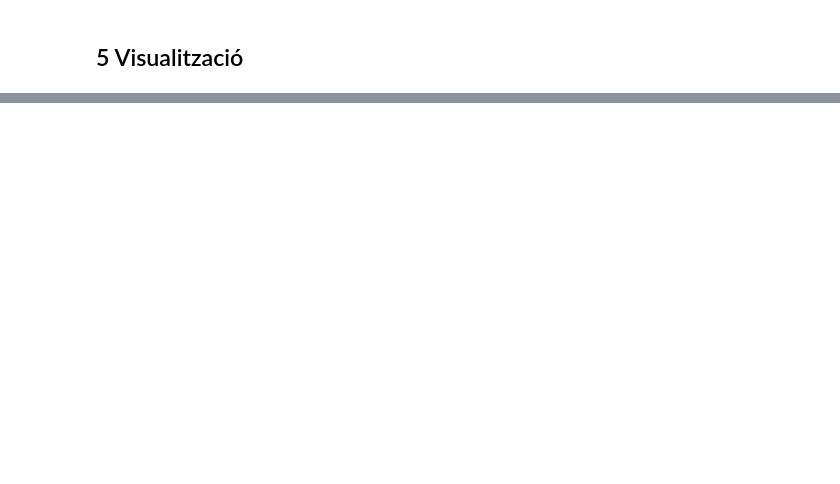
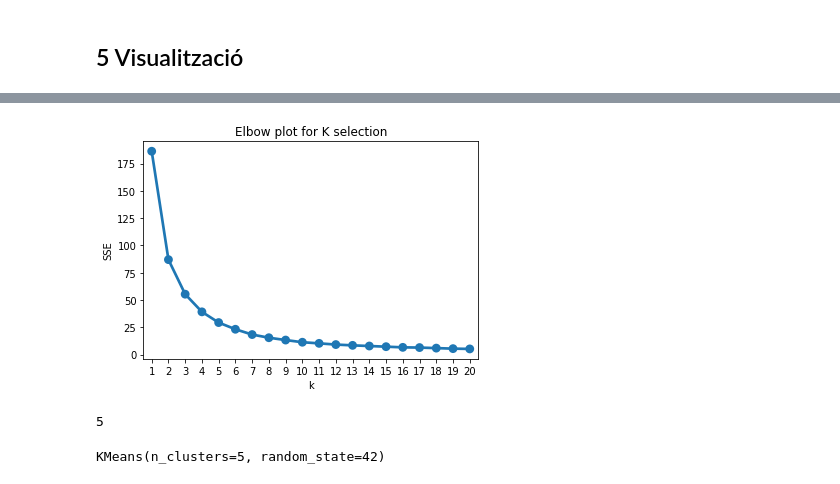
Before and after one commit to aina1997/MasterClassDS, a Jupyter notebook: Introducció a la Intel·ligència artificial/AI- Unsupervised.ipynb, the cells around one changed output, grey strips where cells are left out. Cells and saved outputs as stored; diff of their text form; code cells hidden in the pictures; blank space fills up the shorter version.

```diff
--- a/Introducció a la Intel·ligència artificial/AI- Unsupervised.ipynb
+++ b/Introducció a la Intel·ligència artificial/AI- Unsupervised.ipynb
@@ -329,0 +344,7 @@ ax = sns.countplot(x="Cluster", hue="target", data=df, palette="Set3")
+# %%
+import pandas as pd
+import numpy as np
+
+df= pd.DataFrame(data= np.c_[iris['data'], iris['target']],
+                 columns= iris['feature_names'] + ['target'])
+df.head()
@@ -329,0 +358,50 @@ ax = sns.countplot(x="Cluster", hue="target", data=df, palette="Set3")
+# %%
+from sklearn.preprocessing import StandardScaler
+from sklearn.preprocessing import MinMaxScaler
+
+standColumns = ['sepal width (cm)']
+scalerStand = preprocessing.StandardScaler().fit(df[standColumns])
+df[standColumns] = scalerStand.transform(df[standColumns])
+
+normColumns = ['sepal length (cm)', 'petal length (cm)','petal width (cm)']
+scalerNorm = preprocessing.MinMaxScaler().fit(df[normColumns])
+df[normColumns] = scalerNorm.transform(df[normColumns])
+# %%
+X = df.drop(['target'],axis=1)
+# %%
+from sklearn.cluster import KMeans
+from kneed import KneeLocator
+import matplotlib.pyplot as plt
+import seaborn as sns
+
+def elbow_plot(df):
+    """Create elbow plot from normalized data"""
+    sse = {}
+    sse_r = []
+    for k in range(1, 21):
+        kmeans = KMeans(n_clusters=k, random_state=1)
+        kmeans.fit(df)
+        sse[k] = kmeans.inertia_
+        sse_r.append(kmeans.inertia_)
+
+    plt.title('Elbow plot for K selection')
+    plt.xlabel('k')
+    plt.ylabel('SSE')
+    sns.pointplot(x=list(sse.keys()),
+                 y=list(sse.values()))
+    plt.show()
+    return sse_r
+# %%
+sse = elbow_plot(X)
+# %% [output]
+[figure, added]
+# %%
+kl = KneeLocator(range(1, 21), sse, curve="convex", direction="decreasing")
+kl.elbow
+# %% [output]
+5
+# %%
+k_means = KMeans(n_clusters=5, random_state=42)
+k_means.fit(X)
+# %% [output]
+KMeans(n_clusters=5, random_state=42)
```
Also changed, not shown: parts of 17 cells of this notebook, 2 other files.
